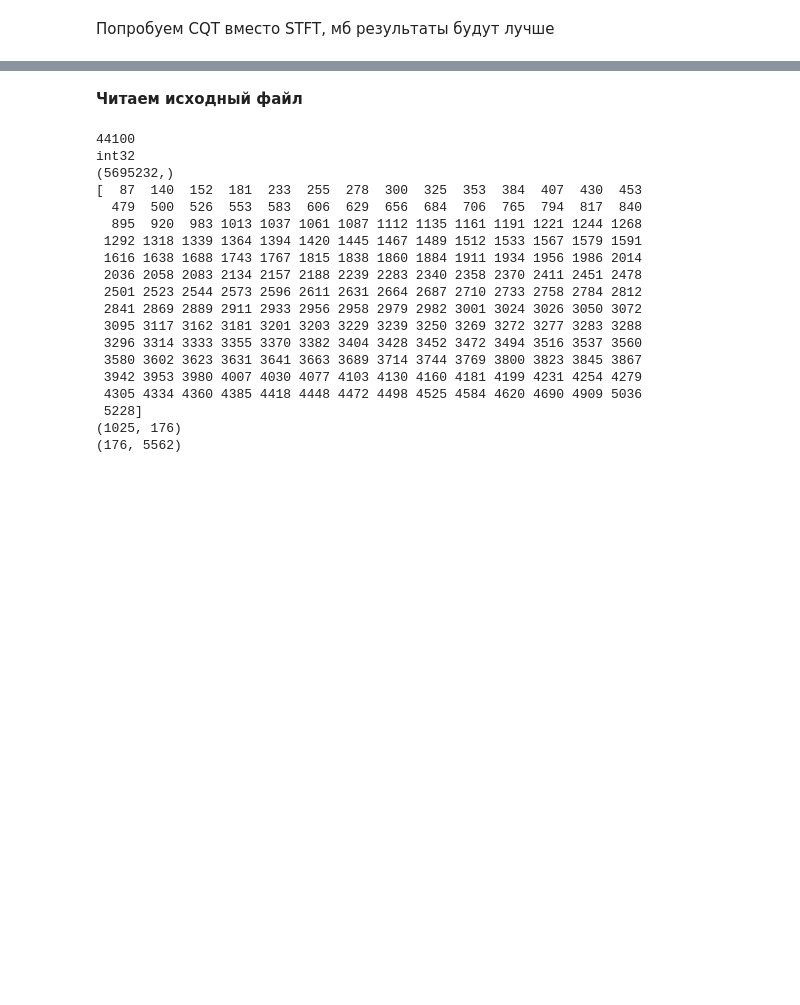
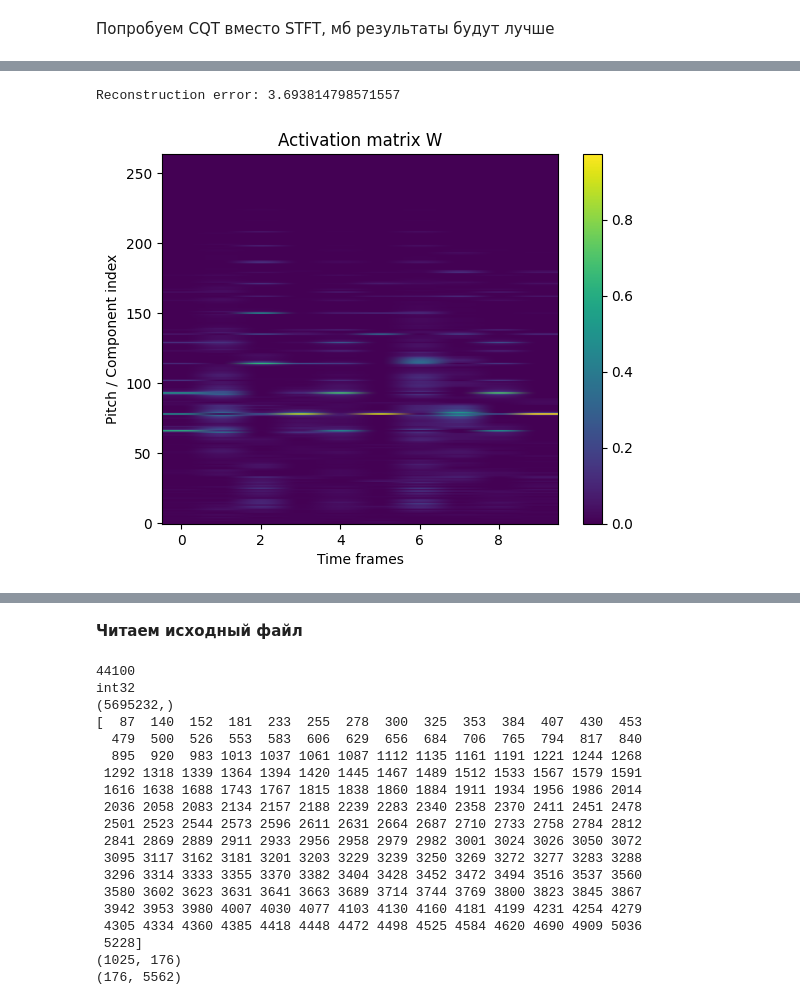
Before and after one commit to bierml/NMFforAMT, a Jupyter notebook: Experimental/Music_Transcribing[NMF].ipynb, the cells around one changed output, grey strips where cells are left out. Cells and saved outputs as stored; diff of their text form; code cells hidden in the pictures; blank space fills up the shorter version.

```diff
--- a/Experimental/Music_Transcribing[NMF].ipynb
+++ b/Experimental/Music_Transcribing[NMF].ipynb
@@ -62,0 +251,36 @@ plt.show()
+# %%
+'''W, H = snmf(
+    V,
+    rank=10,
+    l1_target=5.0,
+    l2_target=2.0,
+    num_iters=200,
+    mu=1e-3,
+    seed=42
+)'''
+#V = np.abs(np.random.randn(50, 30))
+W, H = snmf(
+    spectrogram_norm[:,87:287],
+    rank=10,
+    l1_target=10.0,   # less restrictive
+    l2_target=5.0,
+    num_iters=100,
+    mu=1e-2
+)
+
+print("Reconstruction error:", np.linalg.norm(spectrogram_norm[:,87:287] - W @ H))
+
+import matplotlib.pyplot as plt
+plt.figure()
+#plt.imshow(H_v, aspect='auto', origin='lower')
+#plt.imshow(Y[:,140:160], aspect='auto', origin='lower')
+plt.imshow(W, aspect='auto', origin='lower')
+#plt.imshow(Y, aspect='auto', origin='lower')
+plt.colorbar()
+plt.title("Activation matrix W")
+plt.xlabel("Time frames")
+plt.ylabel("Pitch / Component index")
+plt.show()
+# %% [output]
+Reconstruction error: 3.693814798571557
+[figure, added]
```
Also changed, not shown: parts of 11 cells of this notebook, 1 other file.
